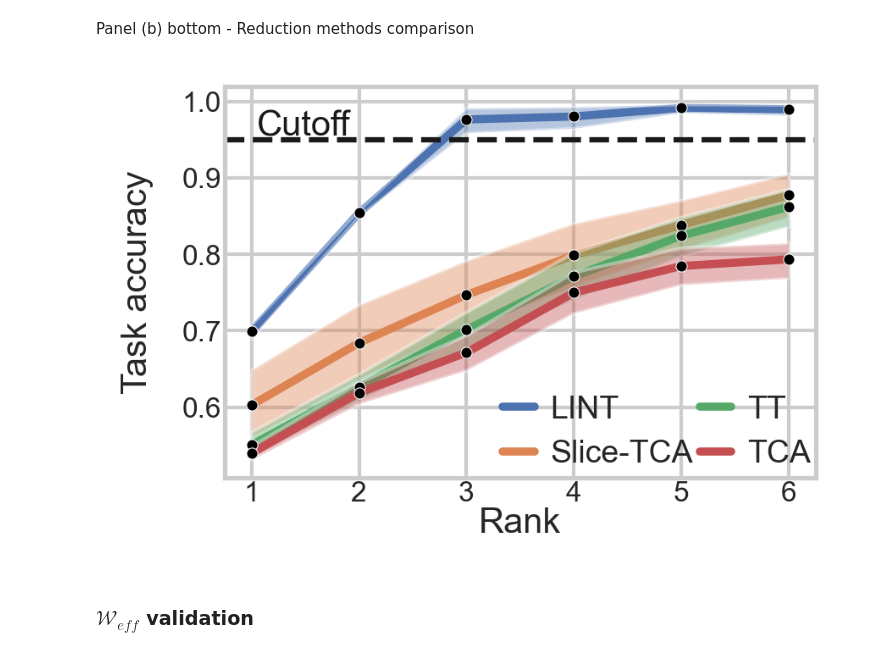
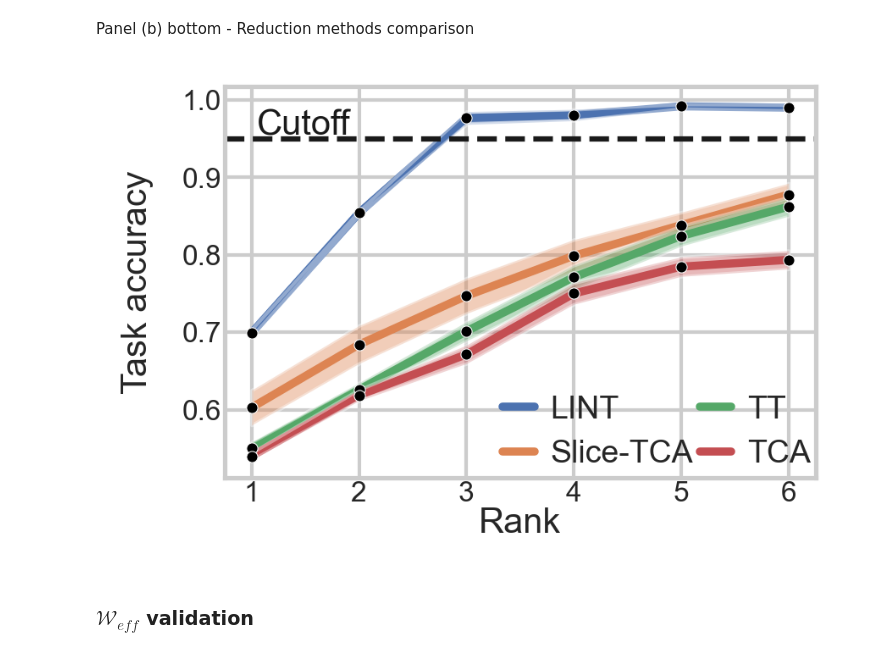
Before and after one commit to gilad-altshuler/Three_Body_RNN, a Jupyter notebook: notebooks/1_Low_rank_TBRNN_validation.ipynb, the cells around one changed output. Cells and saved outputs as stored; diff of their text form; code cells hidden in the pictures.

```diff
--- a/notebooks/1_Low_rank_TBRNN_validation.ipynb
+++ b/notebooks/1_Low_rank_TBRNN_validation.ipynb
@@ -299,8 +299,11 @@ r = np.arange(1, ranks + 1)
 
 records = []
 for method, acc in accs.items():
+    samples = acc.shape[-1]
     mean = np.mean(acc, axis=-1)
-    d_err,u_err = bootstrap_ci(acc,10000)
+    ste = np.std(acc, axis=-1) / (samples**0.5)
+    d_err,u_err = mean-ste,mean+ste
+    # lbs,ubs = bootstrap_ci(acc,1000)
     for i in range(ranks):
         records.append({
             "Rank": r[i],
@@ -315,34 +318,34 @@ df = pd.DataFrame(records)
 # Plot using seaborn
 plt.figure(figsize=(3, 2), dpi=300)
 sns.set(style="whitegrid", font_scale=1)
 
 # Plot each method with ribbon
 for method in df["Method"].unique():
     sub = df[df["Method"] == method]
     sns.lineplot(data=sub, x="Rank", y="Accuracy", label=method, linewidth=2.3,zorder=1)
     sns.scatterplot(data=sub, x="Rank", y="Accuracy", label=None, s=10, color="black",zorder=2)
     plt.fill_between(
         sub["Rank"], sub["d_err"], sub["u_err"], alpha=0.4,
         label=None  # avoids duplicate legend
     )
 
 # Add horizontal cutoff line
 plt.axhline(y=0.95, linestyle="--", color="k")
 plt.text(1.05, 0.955, "Cutoff", fontsize=10, color="k")
 
 # Labels and formatting
 plt.xlabel("Rank", fontsize=10,labelpad=0)
 plt.ylabel("Task accuracy", fontsize=10,labelpad=8)
 plt.xticks(list(range(1,ranks+1)),fontsize=8)
 plt.yticks([.6,.7,.8,.9,1.],fontsize=8)
 plt.tick_params(axis='both', which='major', pad=-5)
 
 legend = plt.legend(frameon=False,fontsize=9,loc='lower right',bbox_to_anchor=(1.04, -0.05),ncol=2,columnspacing=0.2,handletextpad=0.5,handlelength=1.0)
 # fig.subplots_adjust(left=0.05,right=0.95,bottom=0.1,top=0.9)
 plt.savefig(f"{FIG_DIR}/lint.png", dpi=300, bbox_inches='tight')
 plt.show()
 # %% [output]
-[figure, old version]
+[figure, new version]
 # %% [markdown]
 ### $\mathcal{W}_{eff}$ validation
 # %%
```
Also changed, not shown: parts of 3 cells of this notebook.
